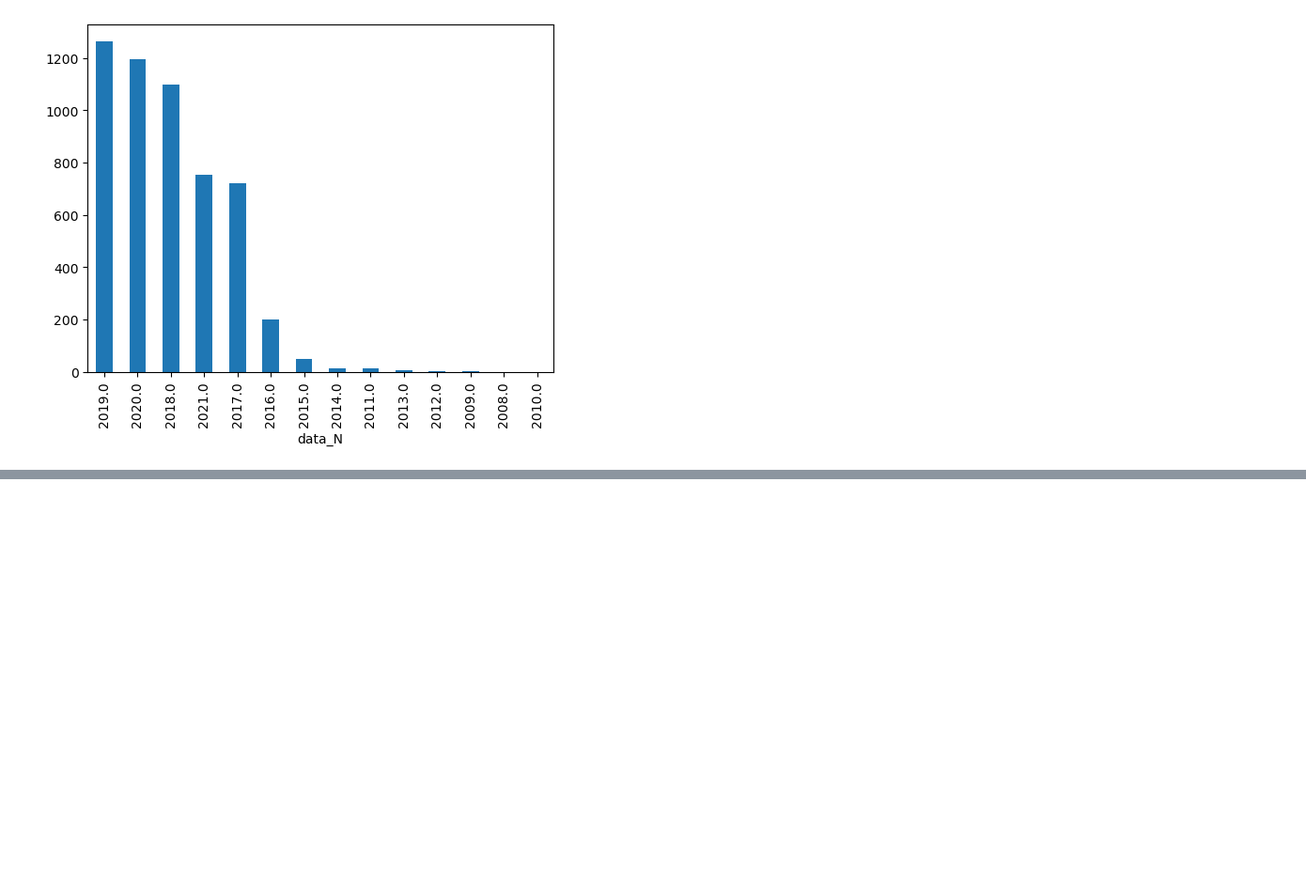
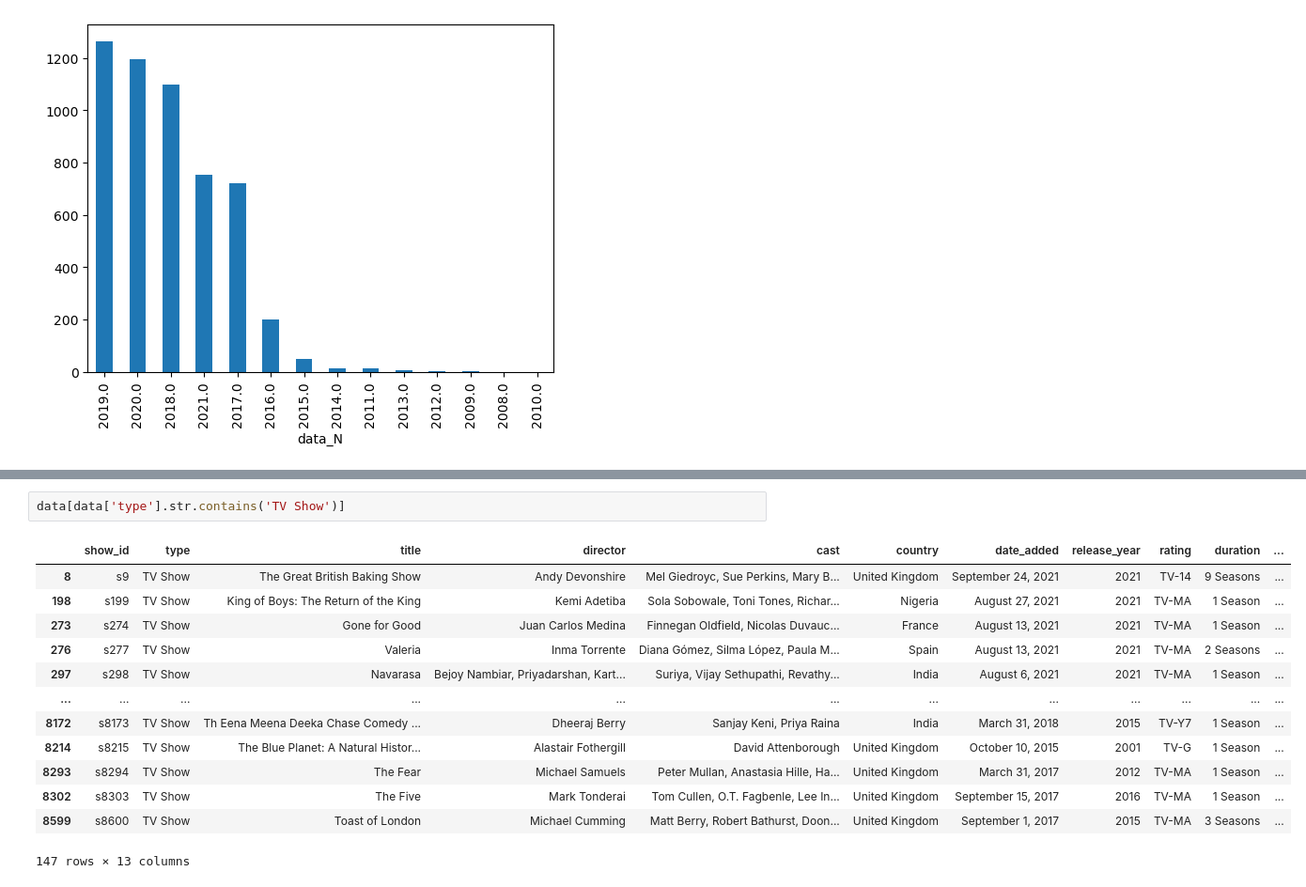
Before and after one commit to vivekkumar8009/Python_Projects, a Jupyter notebook: ML_Projects/Netflix_data_analysis/Netflix_data_analysis.ipynb, the cells around one changed output, grey strips where cells are left out. Shown: that part at 94% size. Drawn from its saved outputs; the diff is of its cells as text; blank space fills up the shorter version.

```diff
--- a/ML_Projects/Netflix_data_analysis/Netflix_data_analysis.ipynb
+++ b/ML_Projects/Netflix_data_analysis/Netflix_data_analysis.ipynb
@@ -271,0 +406,16 @@ data['data_N'].dt.year.value_counts().plot(kind='bar')
+# %%
+data[data['type'].str.contains('TV Show')]
+# %% [output]
+|  | show_id | type | title | director | cast | country | date_added | release_year | rating | duration | ... |
+| 8 | s9 | TV Show | The Great British Baking Show | Andy Devonshire | Mel Giedroyc, Sue Perkins, Mary B... | United Kingdom | September 24, 2021 | 2021 | TV-14 | 9 Seasons | ... |
+| 198 | s199 | TV Show | King of Boys: The Return of the King | Kemi Adetiba | Sola Sobowale, Toni Tones, Richar... | Nigeria | August 27, 2021 | 2021 | TV-MA | 1 Season | ... |
+| 273 | s274 | TV Show | Gone for Good | Juan Carlos Medina | Finnegan Oldfield, Nicolas Duvauc... | France | August 13, 2021 | 2021 | TV-MA | 1 Season | ... |
+| 276 | s277 | TV Show | Valeria | Inma Torrente | Diana Gómez, Silma López, Paula M... | Spain | August 13, 2021 | 2021 | TV-MA | 2 Seasons | ... |
+| 297 | s298 | TV Show | Navarasa | Bejoy Nambiar, Priyadarshan, Kart... | Suriya, Vijay Sethupathi, Revathy... | India | August 6, 2021 | 2021 | TV-MA | 1 Season | ... |
+| ... | ... | ... | ... | ... | ... | ... | ... | ... | ... | ... | ... |
+| 8172 | s8173 | TV Show | Th Eena Meena Deeka Chase Comedy ... | Dheeraj Berry | Sanjay Keni, Priya Raina | India | March 31, 2018 | 2015 | TV-Y7 | 1 Season | ... |
+| 8214 | s8215 | TV Show | The Blue Planet: A Natural Histor... | Alastair Fothergill | David Attenborough | United Kingdom | October 10, 2015 | 2001 | TV-G | 1 Season | ... |
+| 8293 | s8294 | TV Show | The Fear | Michael Samuels | Peter Mullan, Anastasia Hille, Ha... | United Kingdom | March 31, 2017 | 2012 | TV-MA | 1 Season | ... |
+| 8302 | s8303 | TV Show | The Five | Mark Tonderai | Tom Cullen, O.T. Fagbenle, Lee In... | United Kingdom | September 15, 2017 | 2016 | TV-MA | 1 Season | ... |
+| 8599 | s8600 | TV Show | Toast of London | Michael Cumming | Matt Berry, Robert Bathurst, Doon... | United Kingdom | September 1, 2017 | 2015 | TV-MA | 3 Seasons | ... |
+147 rows × 13 columns
```
Also changed, not shown: parts of 24 cells of this notebook.
